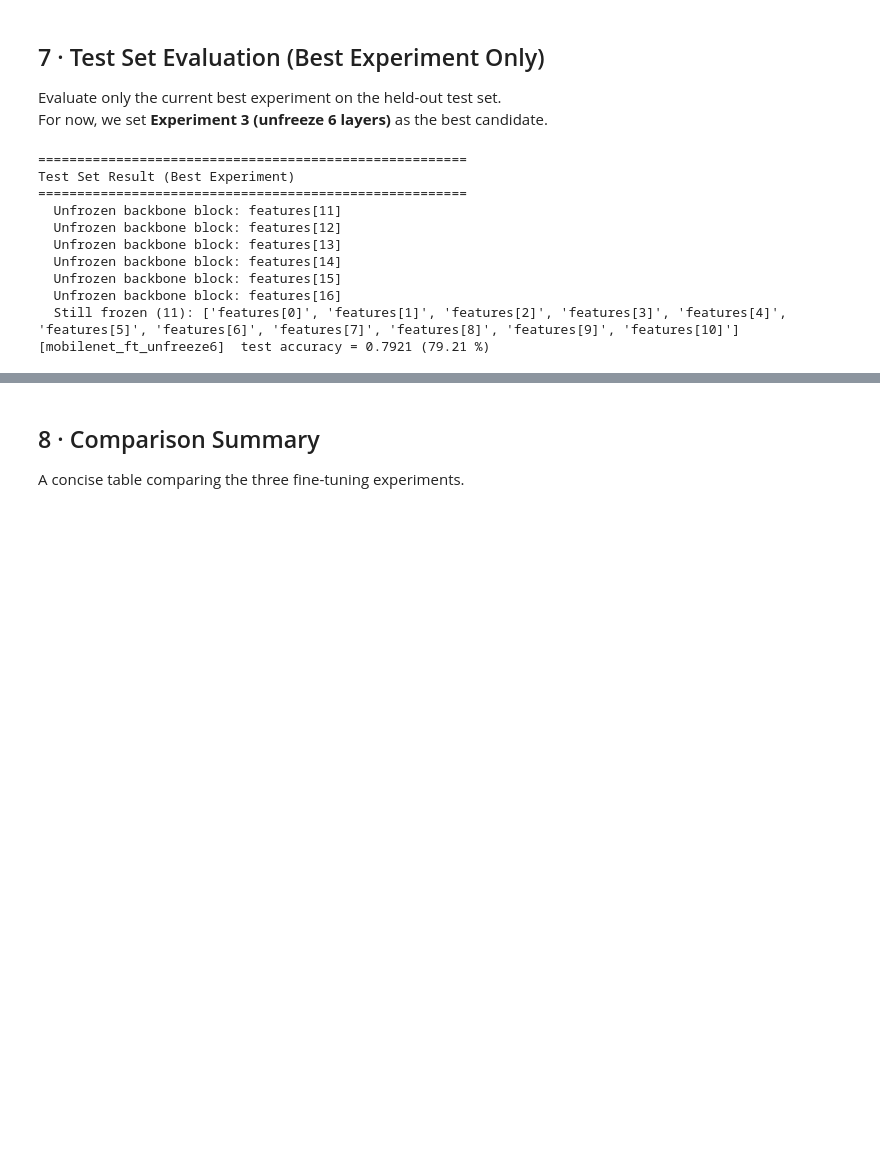
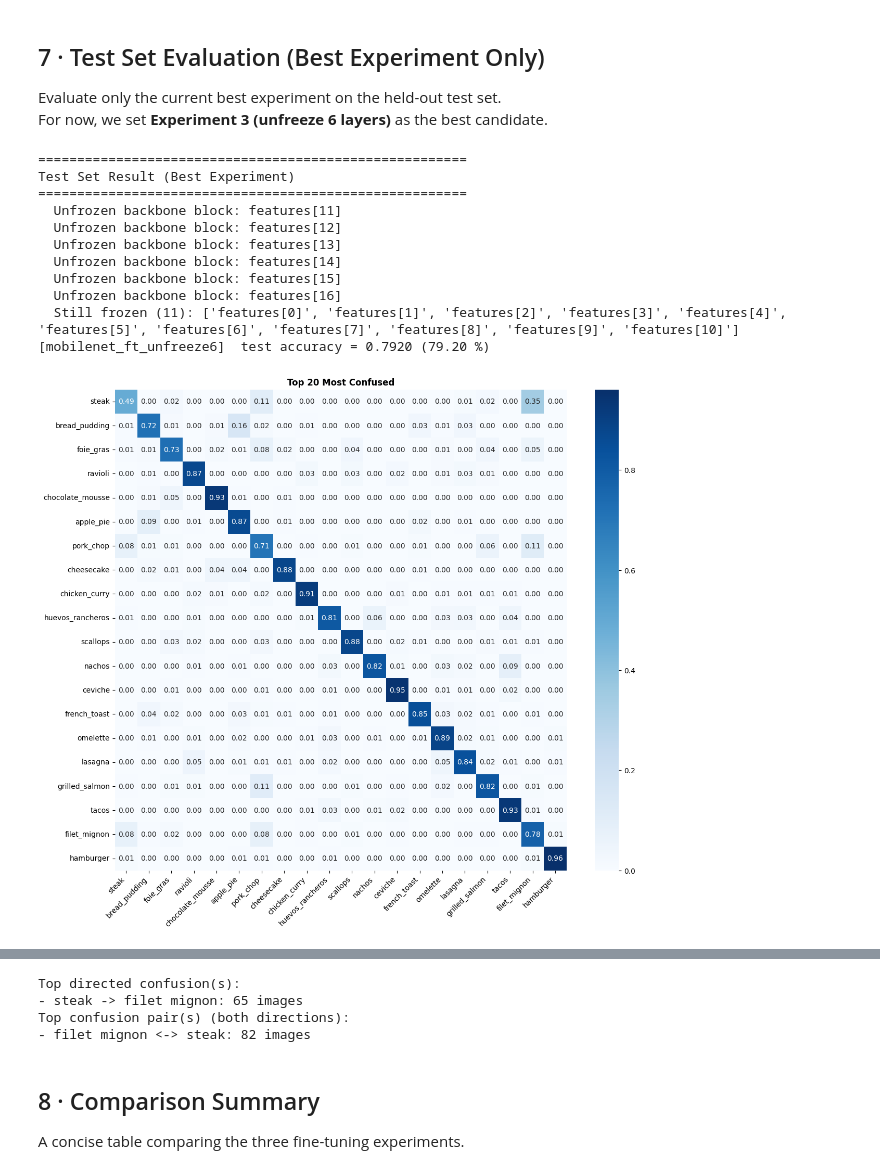
Before and after one commit to Sebas102507/CNN_Food101, a Jupyter notebook: partB_fine_tuning.ipynb, the cells around one changed output, grey strips where cells are left out. Saved outputs shown, nothing was run; the diff lists cells and outputs as text; code cells hidden in the pictures; blank space fills up the shorter version.

```diff
--- a/partB_fine_tuning.ipynb
+++ b/partB_fine_tuning.ipynb
@@ -467,27 +462,34 @@ For now, we set **Experiment 3 (unfreeze 6 layers)** as the best candidate.
 # %%
 print("=" * 55)
 print("Test Set Result (Best Experiment)")
 print("=" * 55)
 
-BEST_EXP_LAYERS = EXP3_LAYERS  # temporary choice: last experiment
+BEST_EXP_LAYERS = EXP3_LAYERS
+
 acc_best = training_utils.evaluate_on_test(
     model_utils=model_utils,
     model_name=BEST_MODEL_NAME,
     n_unfrozen=BEST_EXP_LAYERS,
     test_loader=test_loader,
+    visualizer=visualizer,
+    classes=full_eval_ds.classes,
+    top_n=20,
+    report_top_pairs=True,
+    top_k_pairs=1,
 )
 
 # Keep compatibility with summary/comparison cells
 acc_exp3 = acc_best
 # %% [output]
 =======================================================
 Test Set Result (Best Experiment)
 =======================================================
   Unfrozen backbone block: features[11]
   Unfrozen backbone block: features[12]
   Unfrozen backbone block: features[13]
   Unfrozen backbone block: features[14]
   Unfrozen backbone block: features[15]
   Unfrozen backbone block: features[16]
   Still frozen (11): ['features[0]', 'features[1]', 'features[2]', 'features[3]', 'features[4]', 'features[5]', 'features[6]', 'features[7]', 'features[8]', 'features[9]', 'features[10]']
-[mobilenet_ft_unfreeze6]  test accuracy = 0.7921 (79.21 %)
+[mobilenet_ft_unfreeze6]  test accuracy = 0.7920 (79.20 %)
+[figure, added]
@@ -494,3 +497,7 @@ Test Set Result (Best Experiment)
+Top directed confusion(s):
+- steak -> filet mignon: 65 images
+Top confusion pair(s) (both directions):
+- filet mignon <-> steak: 82 images
 # %% [markdown]
 ## 8 · Comparison Summary
 
```
Also changed, not shown: parts of 4 cells of this notebook, 1 other file.
